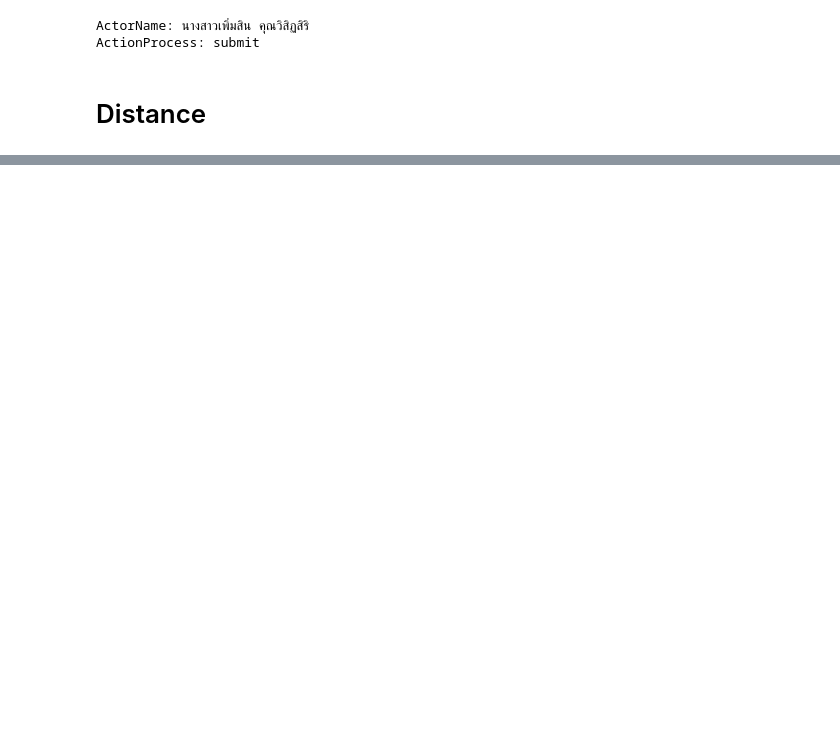
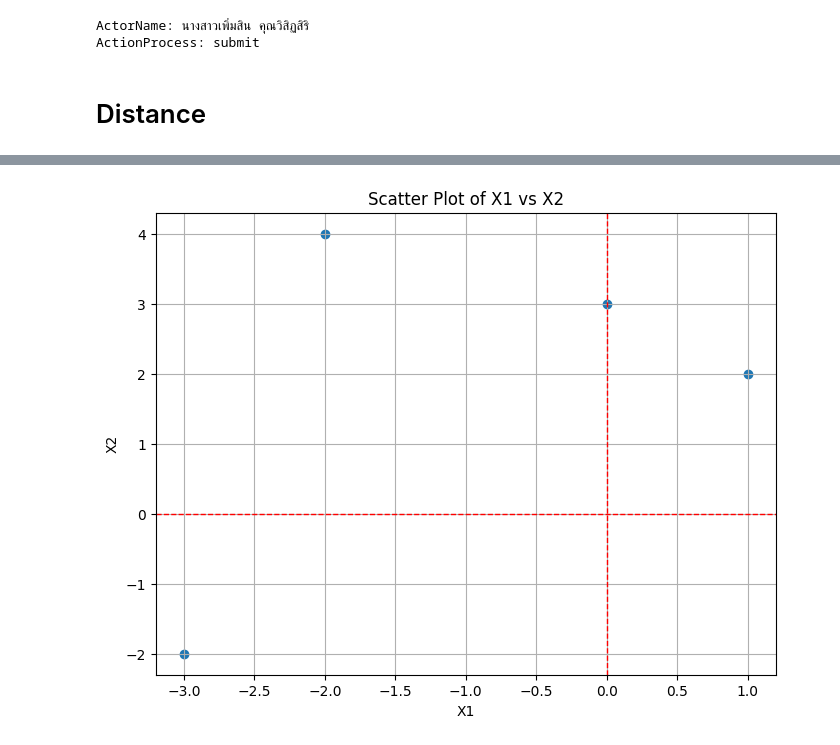
Before and after one commit to Meaiie/bsc_dpdm24, a Jupyter notebook: Chapter_2_Understanding_Data.ipynb, the cells around one changed output, grey strips where cells are left out. Cells and saved outputs as stored; diff of their text form; code cells hidden in the pictures; blank space fills up the shorter version.

```diff
--- a/Chapter_2_Understanding_Data.ipynb
+++ b/Chapter_2_Understanding_Data.ipynb
@@ -236,3 +237,7 @@ ActorName: นางสาวเพิ่มสิน คุณวิสิฏ
 ActionProcess: submit
 # %% [markdown]
 # Distance
+# %%
+data = [[1,2],[-2,4],[0,3],[-3,-2]]
+df = pd.DataFrame(data,columns=['X1','X2'])
+df
@@ -238,0 +250,27 @@ ActionProcess: submit
+# %%
+# prompt: draw scatter plot of X1 X2 with line 0 in x and y
+
+import matplotlib.pyplot as plt
+
+# Assuming 'df' is your DataFrame with 'X1' and 'X2' columns
+# Replace this with your actual DataFrame if it's named differently
+
+# Create the scatter plot
+plt.figure(figsize=(8, 6))  # Adjust figure size if needed
+plt.scatter(df['X1'], df['X2'])
+
+# Add a line at x=0 and y=0
+plt.axhline(0, color='red', linestyle='--', linewidth=1)
+plt.axvline(0, color='red', linestyle='--', linewidth=1)
+
+
+# Add labels and title
+plt.xlabel("X1")
+plt.ylabel("X2")
+plt.title("Scatter Plot of X1 vs X2")
+
+# Display the plot
+plt.grid(True)
+plt.show()
+# %% [output]
+[figure, added]
```
Also changed, not shown: parts of 19 cells of this notebook.
